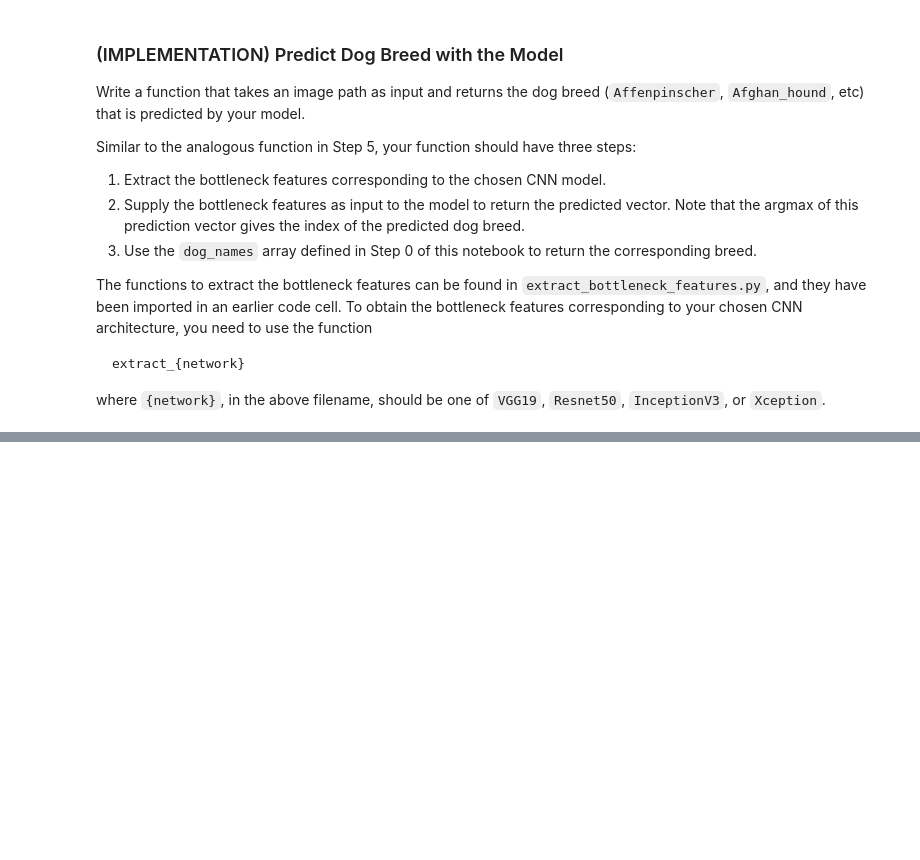
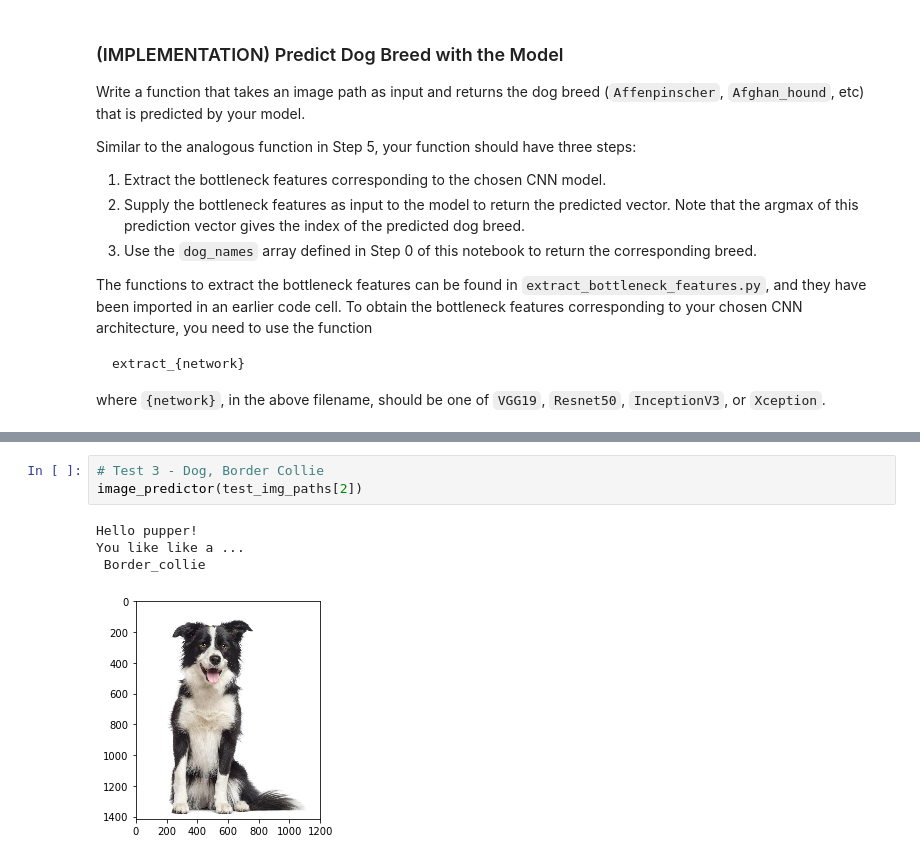
Before and after one commit to smins/dog-project, a Jupyter notebook: dog_app.ipynb, the cells around one changed output, grey strips where cells are left out. Drawn from its saved outputs; the diff is of its cells as text; blank space fills up the shorter version.

```diff
--- a/dog_app.ipynb
+++ b/dog_app.ipynb
@@ -792,0 +873,8 @@ __Answer:__
+# %%
+# Test 3 - Dog, Border Collie
+image_predictor(test_img_paths[2])
+# %% [output]
+Hello pupper!
+You like like a ...
+ Border_collie
+[figure, added]
```
Also changed, not shown: parts of 26 cells of this notebook, 12 other files.
